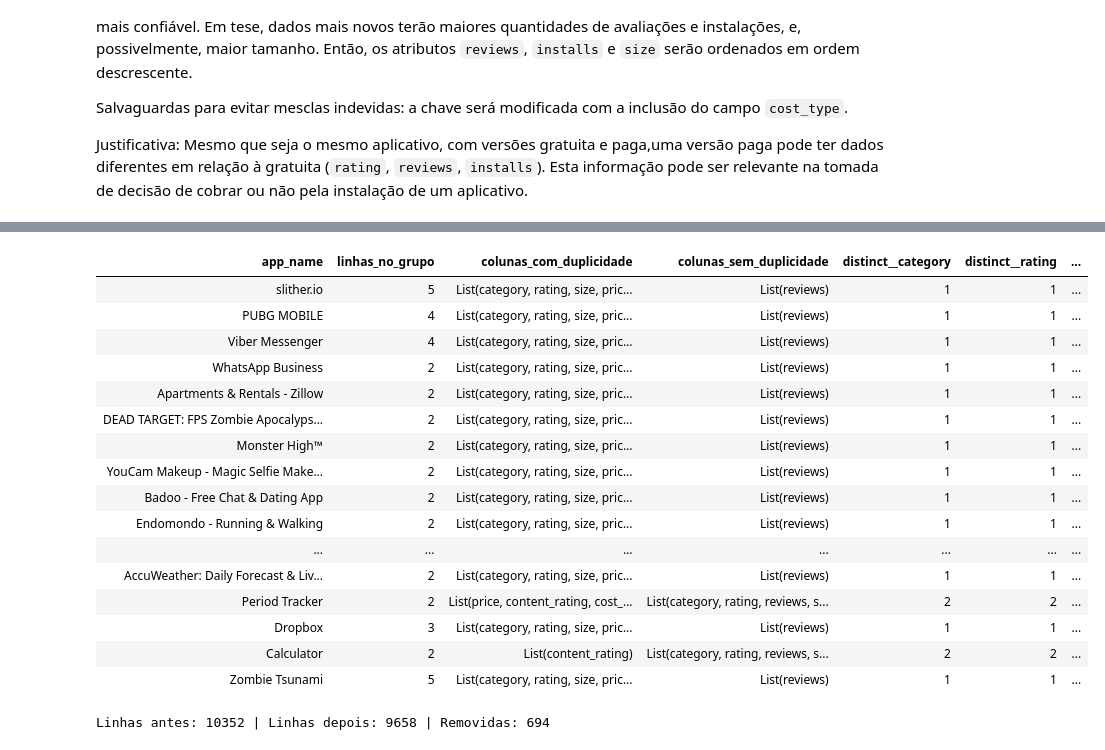
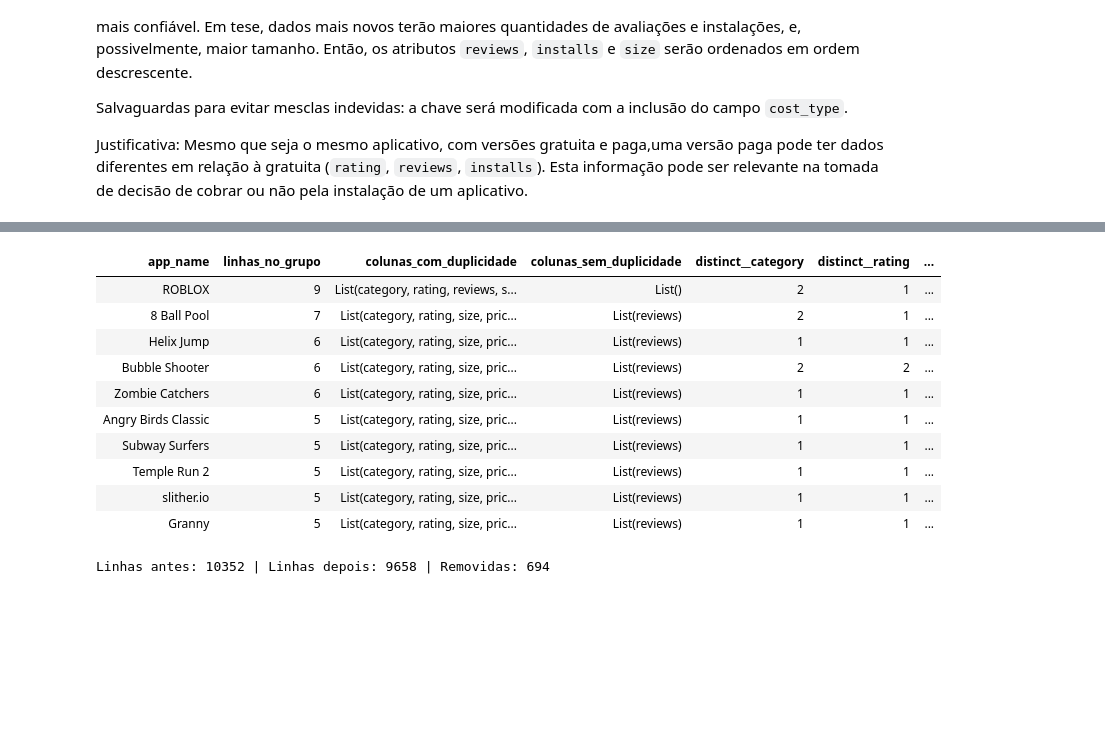
Before and after one commit to Romario76/Pos-PUCRJ-Data-Science-Analytics, a Jupyter notebook: MVP_EngDados.ipynb, the cells around one changed output, grey strips where cells are left out. Cells and saved outputs as stored; diff of their text form; code cells hidden in the pictures; blank space fills up the shorter version.

```diff
--- a/MVP_EngDados.ipynb
+++ b/MVP_EngDados.ipynb
@@ -590,50 +598,46 @@ distinct_per_key = df_dedup.groupBy(key).agg(*distinct_exprs)
 # Junta e calcula duplicados por coluna
 stats = df_multi_key.join(distinct_per_key, on=key, how="inner")
 
 # Cria um array com os nomes das colunas que têm duplicidade por chave
 dup_flags = [
     F.when(F.col("linhas_no_grupo") - F.col(f"distinct__{c}") > 0, F.lit(c))
     for c in value_cols
 ]
 stats = stats.withColumn("colunas_com_duplicidade", F.array(*dup_flags))
 stats = stats.withColumn(
     "colunas_com_duplicidade",
     F.expr("filter(colunas_com_duplicidade, x -> x is not null)")
 )
 
 # Cria um array com colunas sem duplicidade (constantes ou totalmente distintas)
 no_dup_flags = [
     F.when(F.col("linhas_no_grupo") - F.col(f"distinct__{c}") == 0, F.lit(c))
     for c in value_cols
 ]
 stats = stats.withColumn("colunas_sem_duplicidade", F.array(*no_dup_flags))
 stats = stats.withColumn(
     "colunas_sem_duplicidade",
     F.expr("filter(colunas_sem_duplicidade, x -> x is not null)")
 )
 
 # Mostra resultado
 select_cols = [key, "linhas_no_grupo", "colunas_com_duplicidade", \
     "colunas_sem_duplicidade"] + [f"distinct__{c}" for c in value_cols]
-stats.select(*select_cols).display(10)
+
+df_stats = stats.select(*select_cols).orderBy(F.col("linhas_no_grupo").desc()).limit(10)
+display(df_stats)
 # %% [output]
 | app_name | linhas_no_grupo | colunas_com_duplicidade | colunas_sem_duplicidade | distinct__category | distinct__rating | ... |
+| ROBLOX | 9 | List(category, rating, reviews, s... | List() | 2 | 1 | ... |
+| 8 Ball Pool | 7 | List(category, rating, size, pric... | List(reviews) | 2 | 1 | ... |
+| Helix Jump | 6 | List(category, rating, size, pric... | List(reviews) | 1 | 1 | ... |
+| Bubble Shooter | 6 | List(category, rating, size, pric... | List(reviews) | 2 | 2 | ... |
+| Zombie Catchers | 6 | List(category, rating, size, pric... | List(reviews) | 1 | 1 | ... |
+| Angry Birds Classic | 5 | List(category, rating, size, pric... | List(reviews) | 1 | 1 | ... |
+| Subway Surfers | 5 | List(category, rating, size, pric... | List(reviews) | 1 | 1 | ... |
+| Temple Run 2 | 5 | List(category, rating, size, pric... | List(reviews) | 1 | 1 | ... |
 | slither.io | 5 | List(category, rating, size, pric... | List(reviews) | 1 | 1 | ... |
-| PUBG MOBILE | 4 | List(category, rating, size, pric... | List(reviews) | 1 | 1 | ... |
-| Viber Messenger | 4 | List(category, rating, size, pric... | List(reviews) | 1 | 1 | ... |
-| WhatsApp Business | 2 | List(category, rating, size, pric... | List(reviews) | 1 | 1 | ... |
-| Apartments & Rentals - Zillow | 2 | List(category, rating, size, pric... | List(reviews) | 1 | 1 | ... |
-| DEAD TARGET: FPS Zombie Apocalyps... | 2 | List(category, rating, size, pric... | List(reviews) | 1 | 1 | ... |
-| Monster High™ | 2 | List(category, rating, size, pric... | List(reviews) | 1 | 1 | ... |
-| YouCam Makeup - Magic Selfie Make... | 2 | List(category, rating, size, pric... | List(reviews) | 1 | 1 | ... |
-| Badoo - Free Chat & Dating App | 2 | List(category, rating, size, pric... | List(reviews) | 1 | 1 | ... |
-| Endomondo - Running & Walking | 2 | List(category, rating, size, pric... | List(reviews) | 1 | 1 | ... |
-| ... | ... | ... | ... | ... | ... | ... |
-| AccuWeather: Daily Forecast & Liv... | 2 | List(category, rating, size, pric... | List(reviews) | 1 | 1 | ... |
-| Period Tracker | 2 | List(price, content_rating, cost_... | List(category, rating, reviews, s... | 2 | 2 | ... |
-| Dropbox | 3 | List(category, rating, size, pric... | List(reviews) | 1 | 1 | ... |
-| Calculator | 2 | List(content_rating) | List(category, rating, reviews, s... | 2 | 2 | ... |
-| Zombie Tsunami | 5 | List(category, rating, size, pric... | List(reviews) | 1 | 1 | ... |
+| Granny | 5 | List(category, rating, size, pric... | List(reviews) | 1 | 1 | ... |
 # %%
 # Ajusta a chave, incluindo "cost_type"
 group_keys = ["app_name","cost_type"]
```
Also changed, not shown: parts of 5 cells of this notebook.
